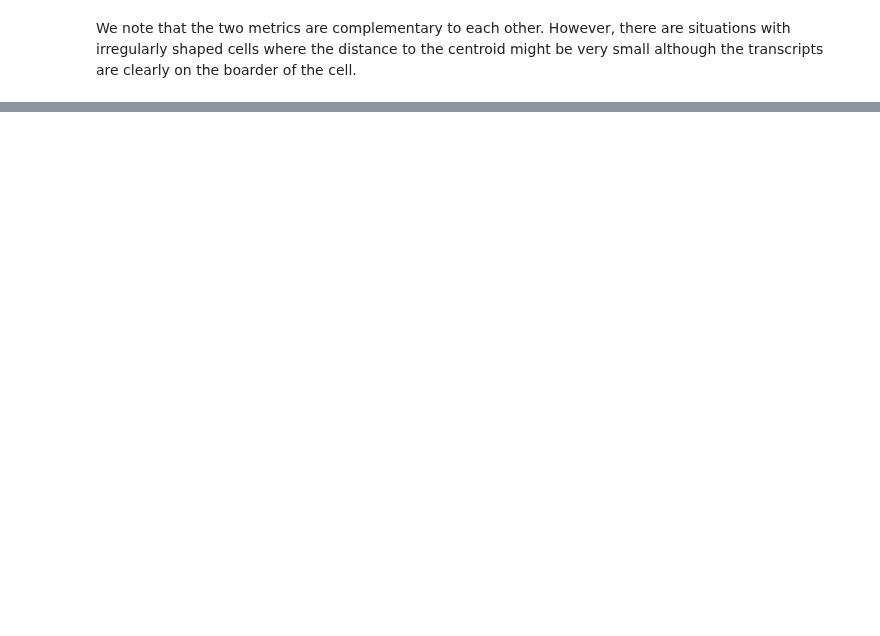
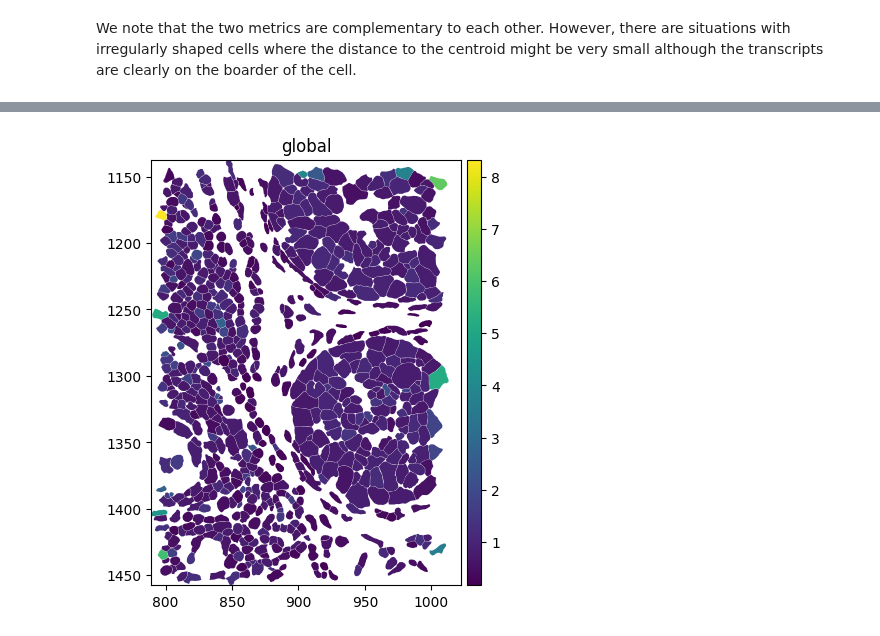
Before and after one commit to LazDaria/SegTraQ, a Jupyter notebook: docs/notebooks/point_statistics.ipynb, the cells around one changed output, grey strips where cells are left out. Drawn from its saved outputs; the diff is of its cells as text; code cells hidden in the pictures; blank space fills up the shorter version.

```diff
--- a/docs/notebooks/point_statistics.ipynb
+++ b/docs/notebooks/point_statistics.ipynb
@@ -179,0 +191,16 @@ We note that the two metrics are complementary to each other. However, there are
+# %%
+sdata_plot = copy.deepcopy(sdata)
+
+sdata_plot["table"] = sdata_plot["table"][(sdata_plot["table"].obs["density_ratio"].notna())]
+
+# link annotations with cell boundaries
+sdata_plot.tables["table"].obs["region"] = "cell_boundaries"
+sdata_plot.set_table_annotates_spatialelement("table", region="cell_boundaries")
+
+sdata_plot.pl.render_shapes(
+    element="cell_boundaries",
+    color="density_ratio",
+    cmap="viridis",
+).pl.show()
+# %% [output]
+[figure, added]
```
Also changed, not shown: parts of 5 cells of this notebook, 2 other files.
